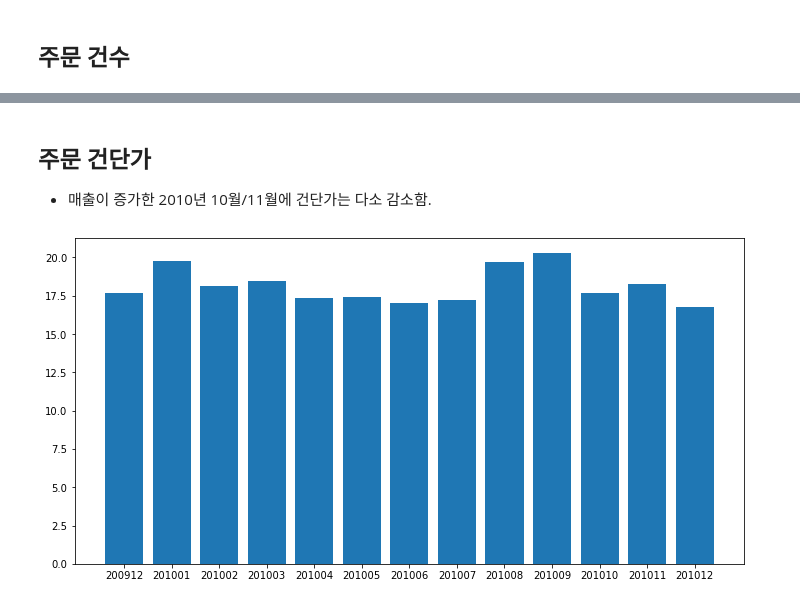
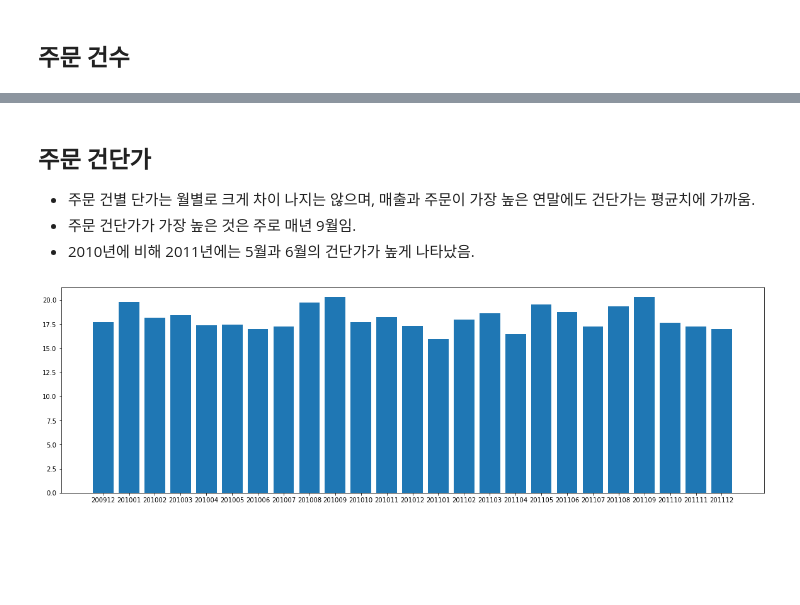
Before and after one commit to king-rabbit/online_retail_analysis, a Jupyter notebook: EDA.ipynb, the cells around one changed output, grey strips where cells are left out. Saved outputs shown, nothing was run; the diff lists cells and outputs as text; code cells hidden in the pictures; blank space fills up the shorter version.

```diff
--- a/EDA.ipynb
+++ b/EDA.ipynb
@@ -8,3 +6,7 @@ df = pd.read_excel('online_retail_II.xlsx')
+# %%
+df_2009 = pd.read_excel('online_retail_II.xlsx', sheet_name='Year 2009-2010')
+df_2010 = pd.read_excel('online_retail_II.xlsx', sheet_name='Year 2010-2011')
+df = pd.concat([df_2009, df_2010])
 # %% [markdown]
 ## 데이터 확인
 - InvoiceNo: 주문번호
@@ -126,13 +133,15 @@ plt.show()
-# %% [markdown]
-## 주문 건단가
-
-* 매출이 증가한 2010년 10월/11월에 건단가는 다소 감소함.
+# %% [markdown]
+## 주문 건단가
+
+* 주문 건별 단가는 월별로 크게 차이 나지는 않으며, 매출과 주문이 가장 높은 연말에도 건단가는 평균치에 가까움.
+* 주문 건단가가 가장 높은 것은 주로 매년 9월임.
+* 2010년에 비해 2011년에는 5월과 6월의 건단가가 높게 나타났음.
 # %%
 monthly_sales_re = pd.merge(invoice, monthly_sales, on='InvoiceDate_month')
 monthly_sales_re['sales_per_order'] = monthly_sales_re['sales'] / monthly_sales_re['Invoice']
 # %%
-plt.figure(figsize=(12, 6))
+plt.figure(figsize=(20, 6))
 plt.bar(monthly_sales_re['InvoiceDate_month'], monthly_sales_re['sales_per_order'])
 plt.show()
 # %% [output]
-[figure, old version]
+[figure, new version]
```
Also changed, not shown: parts of 14 cells of this notebook, 2 other files.
